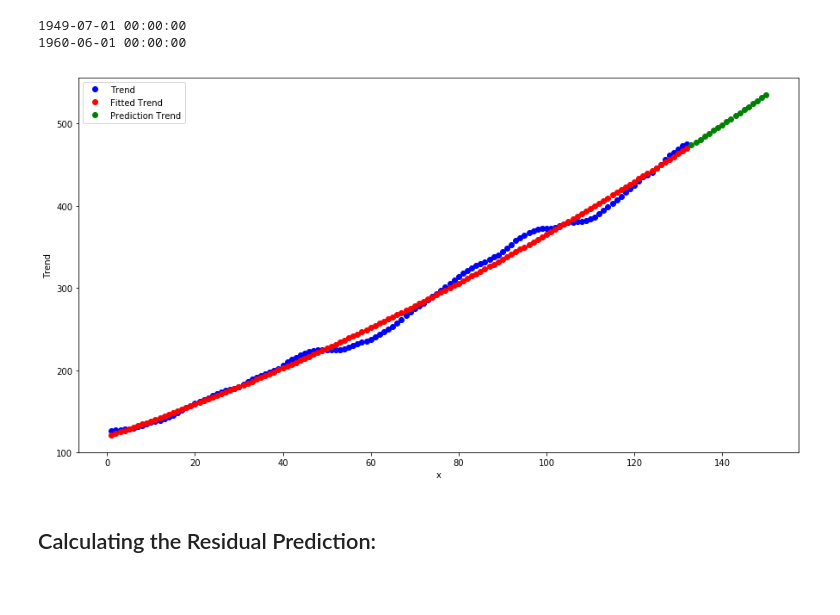
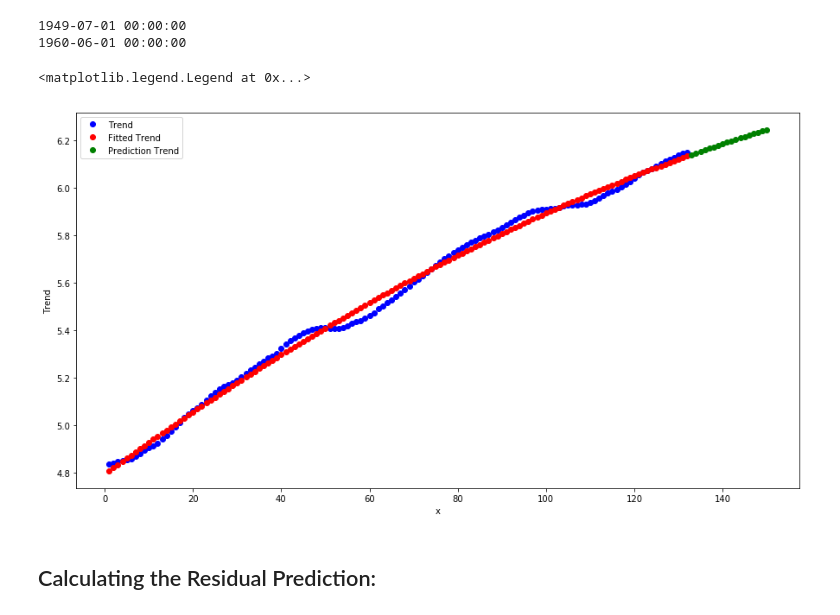
Before and after one commit to RostamGolesorkh/time-series-forecasting, a Jupyter notebook: python/TimeSeriesForcastingCaseStudy01.ipynb, the cells around one changed output. Drawn from its saved outputs; the diff is of its cells as text; code cells hidden in the pictures; blank space fills up the shorter version.

```diff
--- a/python/TimeSeriesForcastingCaseStudy01.ipynb
+++ b/python/TimeSeriesForcastingCaseStudy01.ipynb
@@ -122,7 +119,7 @@ from dateutil.relativedelta import relativedelta
 
 start = datetime.datetime.strptime("1949-01-01", "%Y-%m-%d")
 
-date_list = [start + relativedelta(months = x) for x in range(0, 144)]
+date_list = [start + relativedelta(months = x) for x in range(0, len(df))]
 df['index'] = date_list
 df.set_index(['index'], inplace = True)
 df.index.name = None
@@ -144,0 +144,3 @@ ts.plot(figsize = (15, 8), title = 'No. Passengers', fontsize = 14)
+# %%
+logts = np.log(ts)
+logts.plot(figsize = (15, 8), title = 'No. Passengers', fontsize = 14)
@@ -171,6 +176,6 @@ plotACFandPACF(ts)
 # %% [markdown]
 There is a pattern in the Autocorrelation plot which means again this time series is not stationary.
 # %%
-d1 = decomposSeasonality(ts)
+d1 = decomposSeasonality(logts)
 # %% [output]
 <matplotlib.figure.Figure at 0x...>
@@ -277,36 +282,36 @@ print d2_trend.index[len(d2_trend) - 1]
 # %%
 import math
 import numpy as np
 import matplotlib.pyplot as plt
 from scipy.optimize import curve_fit
 
 def func(x, a, b, c, d):
     return a*x*x+x + b*x+x + c*x + d
 
-y = d2_trend.values
+y = d1_trend.values
 x = np.linspace(1, len(y), len(y))
 
 n_p = 18
 len_ys = len(y) + n_p
 
 xs = np.linspace(1, len_ys, len_ys)
 
 popt, pcov = curve_fit(func, x, y)
 
 xp = np.linspace(len(y)+1, len_ys, n_p)
 
 fig = plt.figure(figsize = (15, 8))
 plt.plot(x, y, 'bo', label = 'Trend')
 plt.plot(x, func(x, *popt), 'ro', label = 'Fitted Trend')
 yp = func(xp, *popt)
 plt.plot(xp, yp, 'go', label='Prediction Trend')
 
 plt.xlabel('x')
 plt.ylabel('Trend')
 plt.legend(loc = 'best')
-plt.show()
 # %% [output]
+<matplotlib.legend.Legend at 0x...>
-[figure, old version]
+[figure, new version]
 # %%
 start = datetime.datetime.strptime("1949-07-01", "%Y-%m-%d")
 date_list = [start + relativedelta(months = x) for x in range(0, 150)]
```
Also changed, not shown: parts of 26 cells of this notebook, 3 other files.
